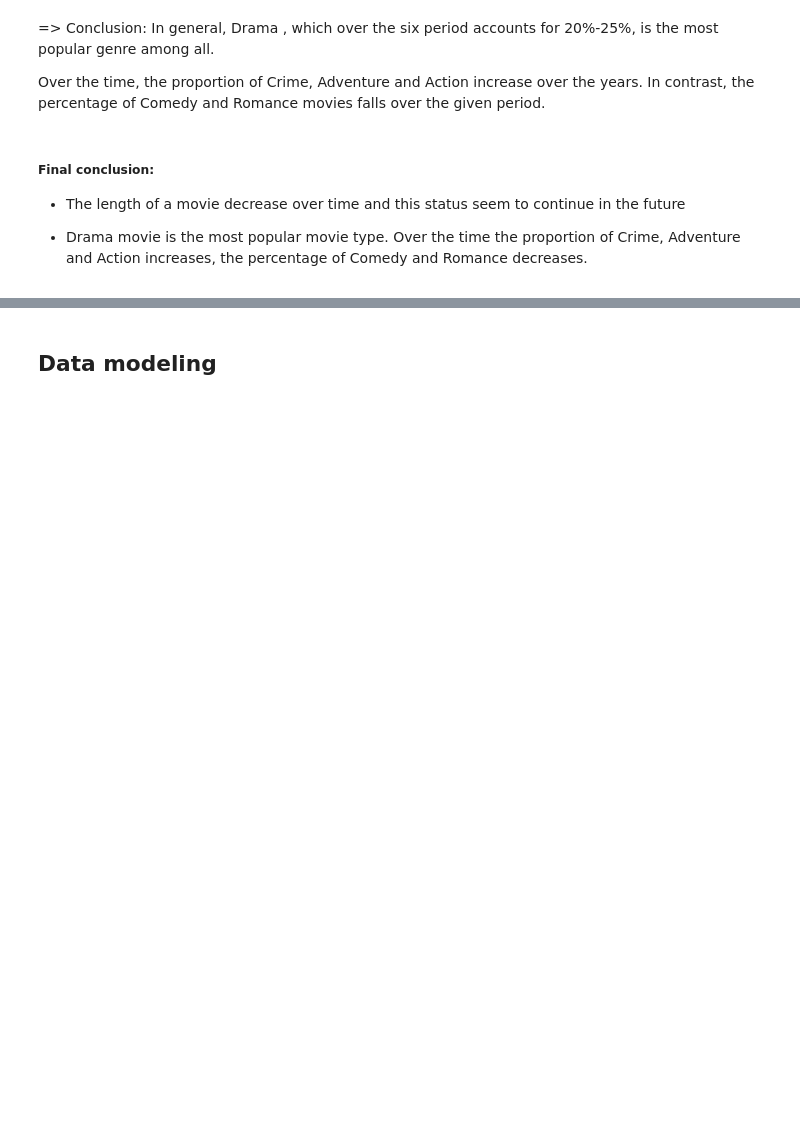
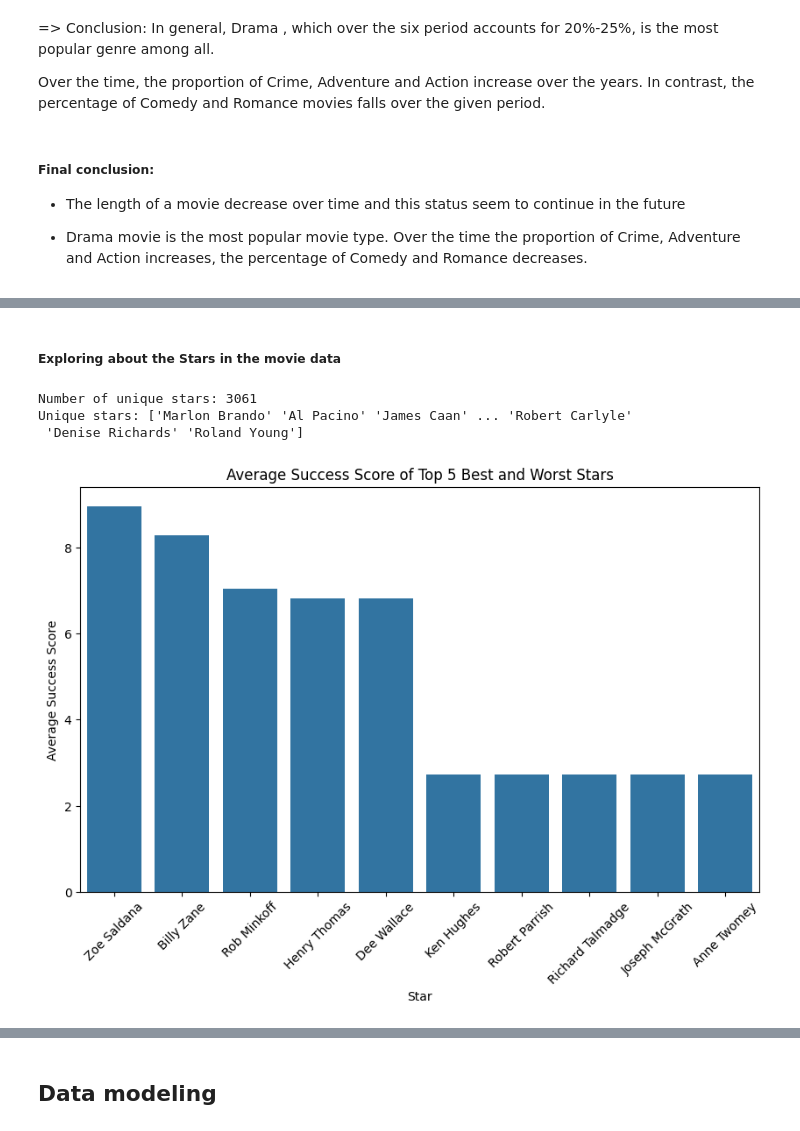
Before and after one commit to trandainien1/IntroDS_Final_Project, a Jupyter notebook: main.ipynb, the cells around one changed output, grey strips where cells are left out. Drawn from its saved outputs; the diff is of its cells as text; code cells hidden in the pictures; blank space fills up the shorter version.

Commit message:
Finish question 3 exploration
Question 3: Does a good movie  comes with certain actors/actress?

```diff
--- a/main.ipynb
+++ b/main.ipynb
@@ -792,0 +811,52 @@ Over the time, the proportion of Crime, Adventure and Action increase over the y
+# %% [markdown]
+##### Exploring about the Stars in the movie data
+# %%
+# We'll split the Stars column into separate rows
+df_stars = data_film.assign(Stars_Split=data_film['Stars'].str.split(',')).explode('Stars_Split')
+
+# Remove leading and trailing spaces
+df_stars['Stars_Split'] = df_stars['Stars_Split'].str.strip()
+
+# Get unique genres
+unique_stars = df_stars['Stars_Split'].unique()
+
+# Print the number of unique genres
+print("Number of unique stars:", len(unique_stars))
+
+# Print all unique genres
+print("Unique stars:", unique_stars)
+# %% [output]
+Number of unique stars: 3061
+Unique stars: ['Marlon Brando' 'Al Pacino' 'James Caan' ... 'Robert Carlyle'
+ 'Denise Richards' 'Roland Young']
+# %%
+# Calculate the median of 'Gross(M$)'
+gross_median = df_stars['Gross(M$)'].median()
+
+# Fill in missing values in 'Gross(M$)' with the median
+df_stars['Gross(M$)'].fillna(gross_median, inplace=True)
+
+# Normalize 'grosses' to a 0-10 scale to create 'Gross_Point'
+df_stars['Gross_Point'] = (df_stars['Gross(M$)'] - df_stars['Gross(M$)'].min()) / (df_stars['Gross(M$)'].max() - df_stars['Gross(M$)'].min()) * 10
+
+# Create 'Success' column as the average of 'rating_stars' and 'Gross_Point'
+df_stars['Success'] = df_stars[['Rating', 'Gross_Point']].mean(axis=1)
+
+average_success= df_stars.groupby('Stars_Split')['Success'].mean()
+
+average_success = average_success.sort_values(ascending=False)
+
+top_5 = average_success.head(5)
+bottom_5 = average_success.tail(5)
+
+combined = pd.concat([top_5, bottom_5])
+
+plt.figure(figsize=(10, 6))
+sns.barplot(x=combined.index, y=combined.values)
+plt.title('Average Success Score of Top 5 Best and Worst Stars')
+plt.xlabel('Star')
+plt.ylabel('Average Success Score')
+plt.xticks(rotation=45)
+plt.show()
+# %% [output]
+[figure, added]
```
Also changed, not shown: parts of 4 cells of this notebook.
